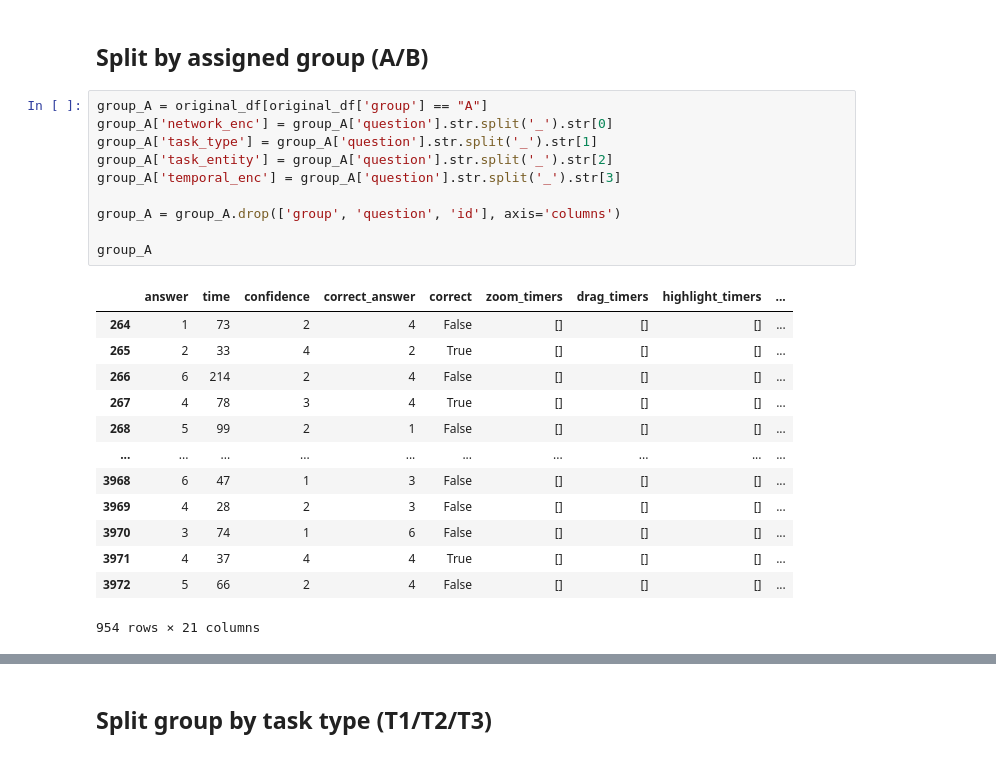
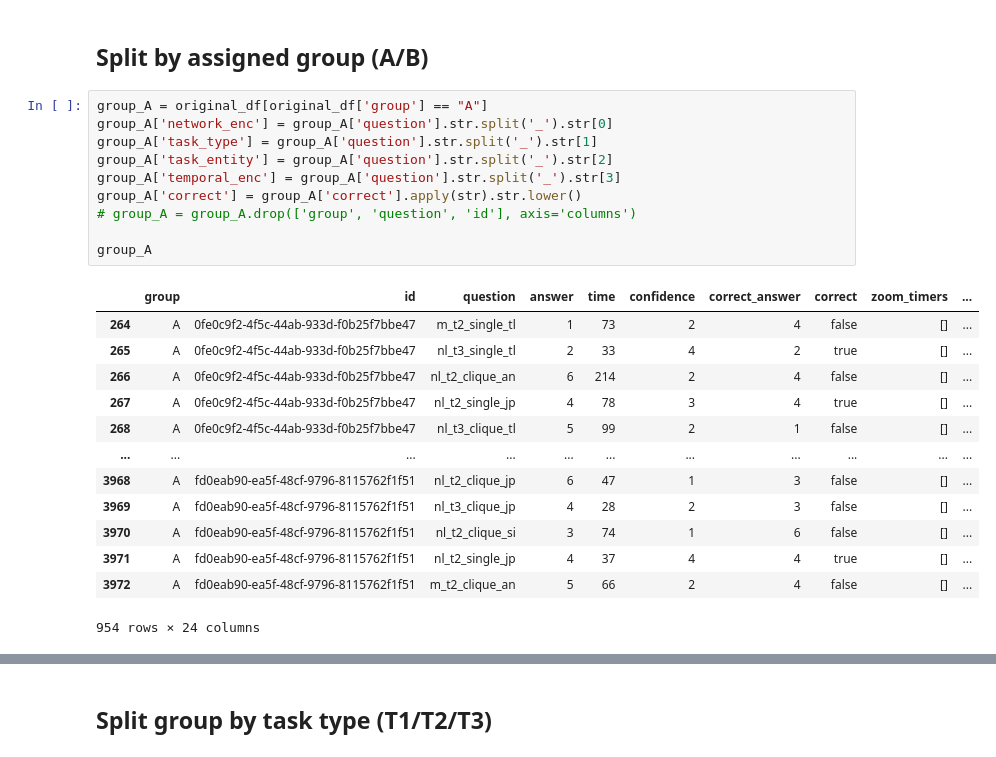
Before and after one commit to velitchko/graph-vis-evaluation-ext, a Jupyter notebook: python/Data Groups.ipynb, the cells around one changed output, grey strips where cells are left out. Cells and saved outputs as stored; diff of their text form.

```diff
--- a/python/Data Groups.ipynb
+++ b/python/Data Groups.ipynb
@@ -22,27 +22,27 @@ original_df = df = pd.DataFrame(original_data)
 # %%
 group_A = original_df[original_df['group'] == "A"]
 group_A['network_enc'] = group_A['question'].str.split('_').str[0]
 group_A['task_type'] = group_A['question'].str.split('_').str[1]
 group_A['task_entity'] = group_A['question'].str.split('_').str[2]
 group_A['temporal_enc'] = group_A['question'].str.split('_').str[3]
-
-group_A = group_A.drop(['group', 'question', 'id'], axis='columns')
+group_A['correct'] = group_A['correct'].apply(str).str.lower()
+# group_A = group_A.drop(['group', 'question', 'id'], axis='columns')
 
 group_A
 # %% [output]
-|  | answer | time | confidence | correct_answer | correct | zoom_timers | drag_timers | highlight_timers | ... |
-| 264 | 1 | 73 | 2 | 4 | False | [] | [] | [] | ... |
-| 265 | 2 | 33 | 4 | 2 | True | [] | [] | [] | ... |
-| 266 | 6 | 214 | 2 | 4 | False | [] | [] | [] | ... |
-| 267 | 4 | 78 | 3 | 4 | True | [] | [] | [] | ... |
-| 268 | 5 | 99 | 2 | 1 | False | [] | [] | [] | ... |
-| ... | ... | ... | ... | ... | ... | ... | ... | ... | ... |
-| 3968 | 6 | 47 | 1 | 3 | False | [] | [] | [] | ... |
-| 3969 | 4 | 28 | 2 | 3 | False | [] | [] | [] | ... |
-| 3970 | 3 | 74 | 1 | 6 | False | [] | [] | [] | ... |
-| 3971 | 4 | 37 | 4 | 4 | True | [] | [] | [] | ... |
-| 3972 | 5 | 66 | 2 | 4 | False | [] | [] | [] | ... |
+|  | group | id | question | answer | time | confidence | correct_answer | correct | zoom_timers | ... |
+| 264 | A | 0fe0c9f2-4f5c-44ab-933d-f0b25f7bbe47 | m_t2_single_tl | 1 | 73 | 2 | 4 | false | [] | ... |
+| 265 | A | 0fe0c9f2-4f5c-44ab-933d-f0b25f7bbe47 | nl_t3_single_tl | 2 | 33 | 4 | 2 | true | [] | ... |
+| 266 | A | 0fe0c9f2-4f5c-44ab-933d-f0b25f7bbe47 | nl_t2_clique_an | 6 | 214 | 2 | 4 | false | [] | ... |
+| 267 | A | 0fe0c9f2-4f5c-44ab-933d-f0b25f7bbe47 | nl_t2_single_jp | 4 | 78 | 3 | 4 | true | [] | ... |
+| 268 | A | 0fe0c9f2-4f5c-44ab-933d-f0b25f7bbe47 | nl_t3_clique_tl | 5 | 99 | 2 | 1 | false | [] | ... |
+| ... | ... | ... | ... | ... | ... | ... | ... | ... | ... | ... |
+| 3968 | A | fd0eab90-ea5f-48cf-9796-8115762f1f51 | nl_t2_clique_jp | 6 | 47 | 1 | 3 | false | [] | ... |
+| 3969 | A | fd0eab90-ea5f-48cf-9796-8115762f1f51 | nl_t3_clique_jp | 4 | 28 | 2 | 3 | false | [] | ... |
+| 3970 | A | fd0eab90-ea5f-48cf-9796-8115762f1f51 | nl_t2_clique_si | 3 | 74 | 1 | 6 | false | [] | ... |
+| 3971 | A | fd0eab90-ea5f-48cf-9796-8115762f1f51 | nl_t2_single_jp | 4 | 37 | 4 | 4 | true | [] | ... |
+| 3972 | A | fd0eab90-ea5f-48cf-9796-8115762f1f51 | m_t2_clique_an | 5 | 66 | 2 | 4 | false | [] | ... |
-954 rows × 21 columns
+954 rows × 24 columns
 # %%
 group_B = original_df[original_df['group'] == "B"]
 
```
Also changed, not shown: parts of 5 cells of this notebook.
